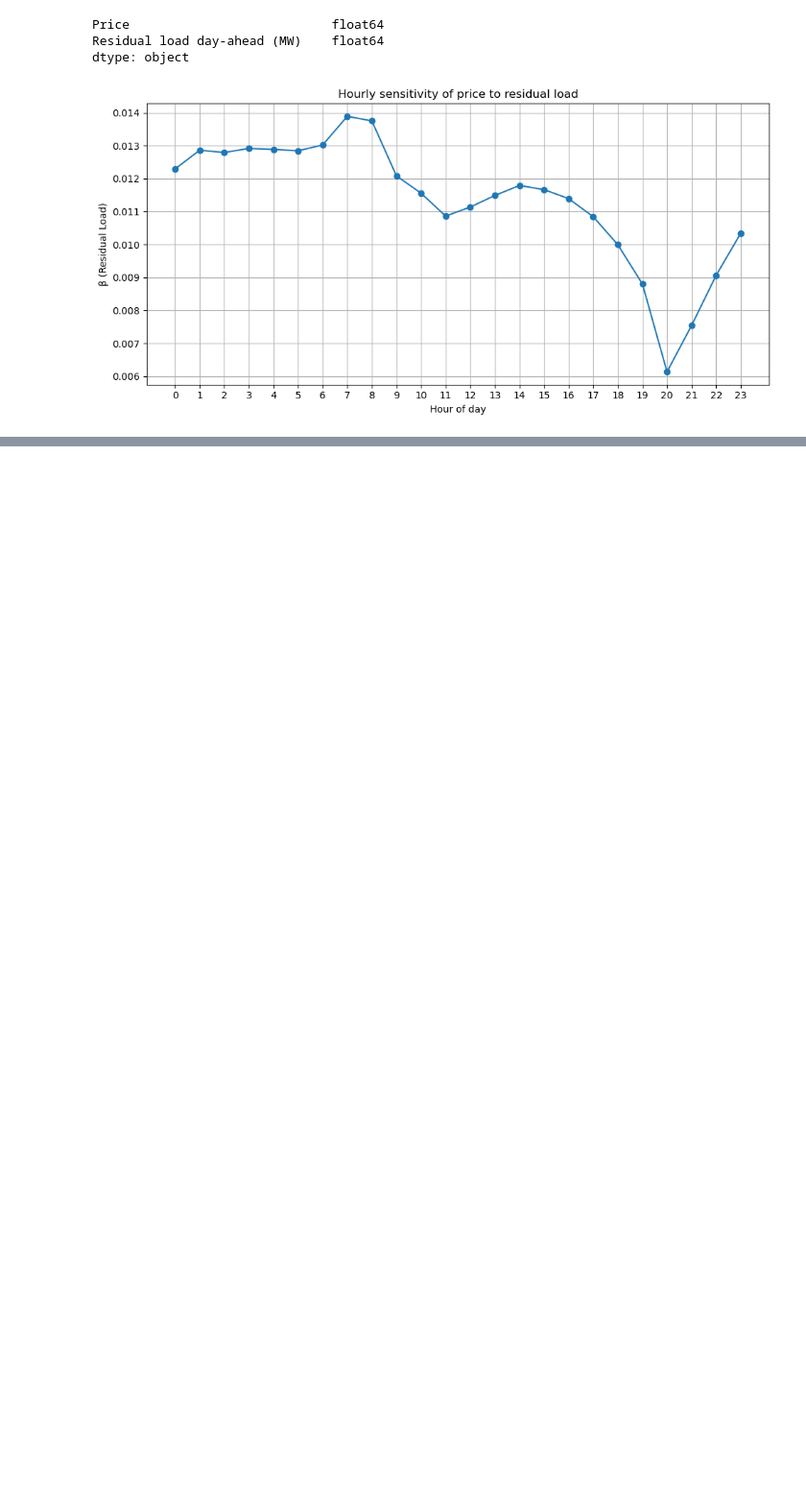
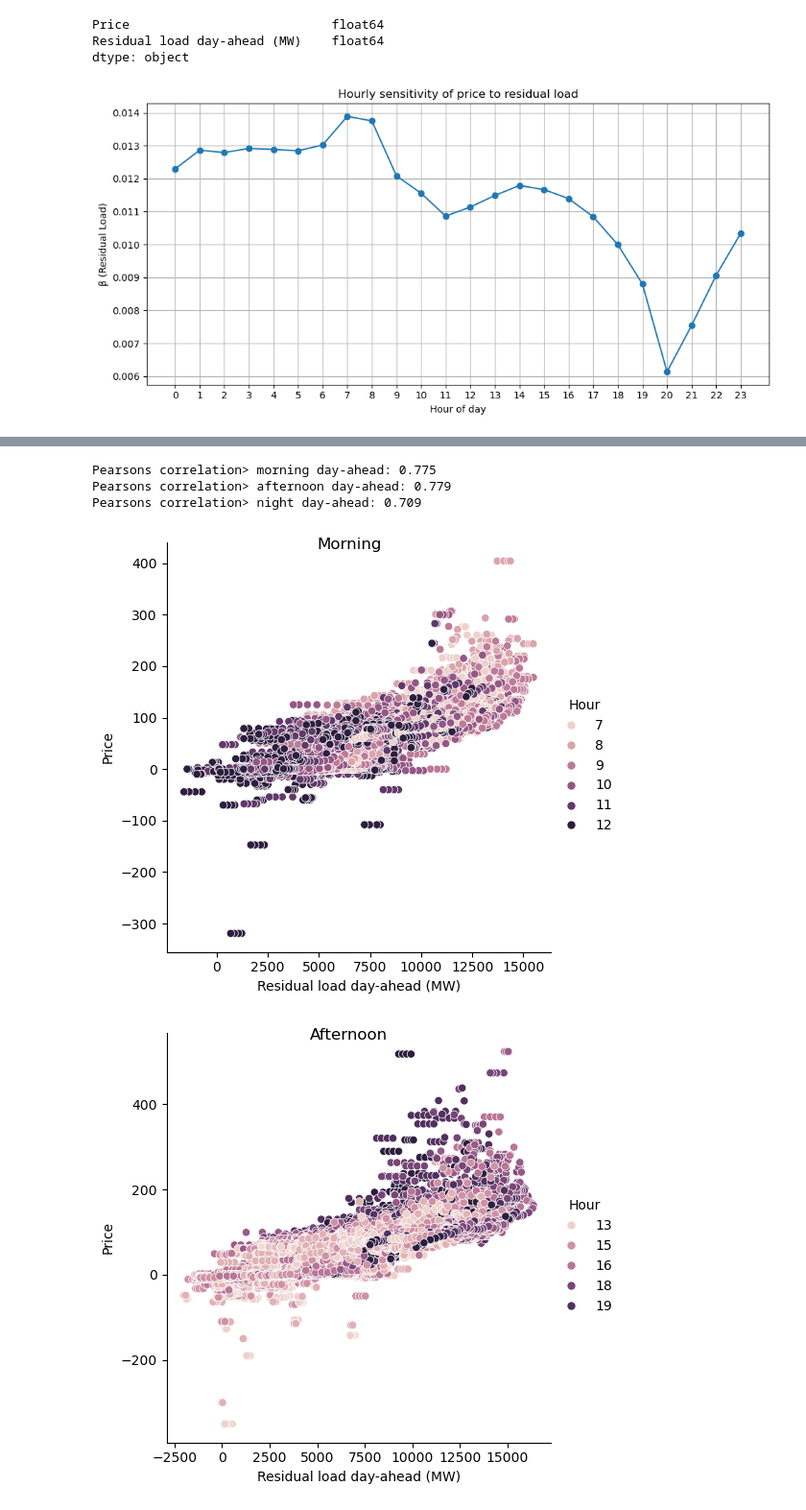
Before and after one commit to nickleu/EnergyMarket_NL, a Jupyter notebook: Notebooks/02_baseline_model.ipynb, the cells around one changed output, grey strips where cells are left out. Shown at 96% size. Drawn from its saved outputs; the diff is of its cells as text; code cells hidden in the pictures; blank space fills up the shorter version.

Commit message:
Hour block correlation - set up for piecewise regression

```diff
--- a/Notebooks/02_baseline_model.ipynb
+++ b/Notebooks/02_baseline_model.ipynb
@@ -155,0 +172,27 @@ plt.show()
+# %%
+morning_price_load = price_load[(price_load['Hour']>=7) & (price_load['Hour']<=12)]
+afternoon_price_load = price_load[(price_load['Hour']>=13) & (price_load['Hour']<=20)]
+night_price_load = price_load[((price_load['Hour']>=21) & (price_load['Hour']<=24)) | ((price_load['Hour']>=0) & (price_load['Hour']<=6))]
+
+morning_price_load.head()
+
+sns.relplot(x ="Residual load day-ahead (MW)", y ="Price", hue = 'Hour',
+            data = morning_price_load).figure.suptitle('Morning')
+corr_da, _ = pearsonr(morning_price_load['Residual load day-ahead (MW)'].to_numpy(dtype=float), morning_price_load['Price'].to_numpy(dtype=float))
+print('Pearsons correlation> morning day-ahead: %.3f' % corr_da)
+
+sns.relplot(x ="Residual load day-ahead (MW)", y ="Price", hue = 'Hour',
+            data = afternoon_price_load).figure.suptitle('Afternoon')
+corr_da, _ = pearsonr(afternoon_price_load['Residual load day-ahead (MW)'].to_numpy(dtype=float), afternoon_price_load['Price'].to_numpy(dtype=float))
+print('Pearsons correlation> afternoon day-ahead: %.3f' % corr_da)
+
+sns.relplot(x ="Residual load day-ahead (MW)", y ="Price", hue = 'Hour',
+            data = night_price_load).figure.suptitle('Night')
+corr_da, _ = pearsonr(night_price_load['Residual load day-ahead (MW)'].to_numpy(dtype=float), night_price_load['Price'].to_numpy(dtype=float))
+print('Pearsons correlation> night day-ahead: %.3f' % corr_da)
+# %% [output]
+Pearsons correlation> morning day-ahead: 0.775
+Pearsons correlation> afternoon day-ahead: 0.779
+Pearsons correlation> night day-ahead: 0.709
+[figure, added]
+[figure, added]
```
Also changed, not shown: parts of 4 cells of this notebook.
